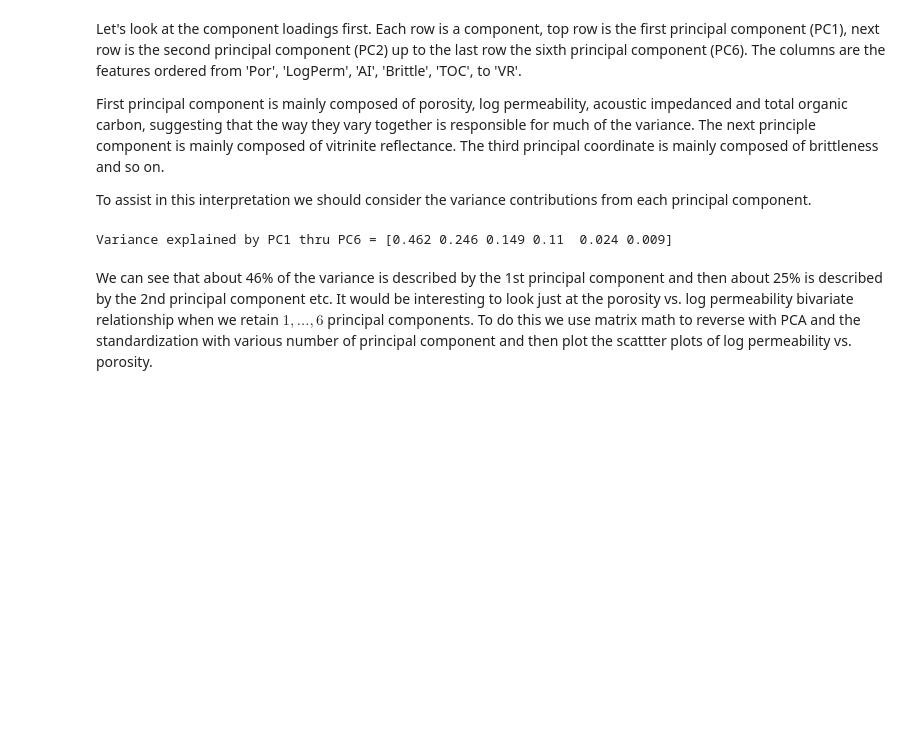
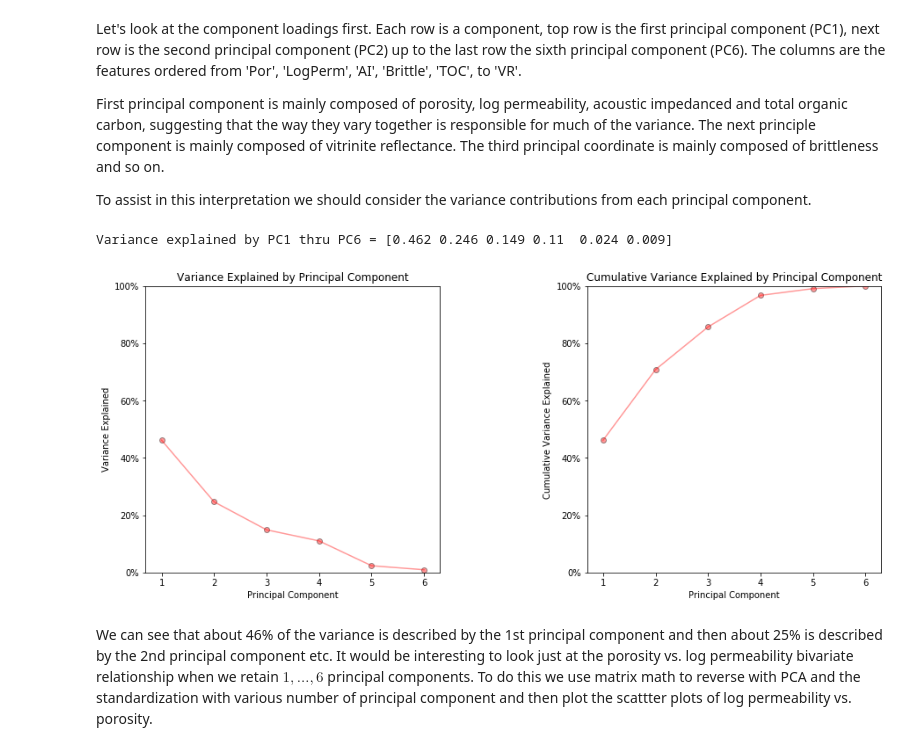
Before and after one commit to GeostatsGuy/PythonNumericalDemos, a Jupyter notebook: SubsurfaceDataAnalytics_PCA.ipynb, the cells around one changed output. Drawn from its saved outputs; the diff is of its cells as text; code cells hidden in the pictures; blank space fills up the shorter version.

```diff
--- a/SubsurfaceDataAnalytics_PCA.ipynb
+++ b/SubsurfaceDataAnalytics_PCA.ipynb
@@ -705,10 +701,30 @@ Let's look at the component loadings first.  Each row is a component, top row is
 First principal component is mainly composed of porosity, log permeability, acoustic impedanced and total organic carbon, suggesting that the way they vary together is responsible for much of the variance.  The next principle component is mainly composed of vitrinite reflectance.  The third principal coordinate is mainly composed of brittleness and so on.
 
 To assist in this interpretation we should consider the variance contributions from each principal component.
-# %%
-print('Variance explained by PC1 thru PC6 =', np.round(pca_f6.explained_variance_ratio_,3))
-# %% [output]
-Variance explained by PC1 thru PC6 = [0.462 0.246 0.149 0.11  0.024 0.009]
+# %%
+print('Variance explained by PC1 thru PC6 =', np.round(pca_f6.explained_variance_ratio_,3))
+
+f, (ax10, ax11) = plt.subplots(1, 2,figsize=(15,6))
+f.subplots_adjust(wspace=0.5,hspace = 0.3)
+
+ax10.plot(np.arange(1,7,1),pca_f6.explained_variance_ratio_*100,color='red',alpha=0.4)
+ax10.scatter(np.arange(1,7,1),pca_f6.explained_variance_ratio_*100,color='red',alpha=0.4,edgecolor='black')
+ax10.set_xlabel('Principal Component'); ax10.set_ylabel('Variance Explained'); ax10.set_title('Variance Explained by Principal Component')
+fmt = '%.0f%%' # Format you want the ticks, e.g. '40%'
+yticks = mtick.FormatStrFormatter(fmt); ax10.set_ylim(0,100.0)
+ax10.yaxis.set_major_formatter(yticks)
+
+ax11.plot(np.arange(1,7,1),np.cumsum(pca_f6.explained_variance_ratio_*100),color='red',alpha=0.4)
+ax11.scatter(np.arange(1,7,1),np.cumsum(pca_f6.explained_variance_ratio_*100),color='red',alpha=0.4,edgecolor='black')
+ax11.set_xlabel('Principal Component'); ax11.set_ylabel('Cumulative Variance Explained'); ax11.set_title('Cumulative Variance Explained by Principal Component')
+fmt = '%.0f%%' # Format you want the ticks, e.g. '40%'
+yticks = mtick.FormatStrFormatter(fmt); ax11.set_ylim(0,100.0)
+ax11.yaxis.set_major_formatter(yticks)
+
+# plt.show()
+# %% [output]
+Variance explained by PC1 thru PC6 = [0.462 0.246 0.149 0.11  0.024 0.009]
+[figure, added]
 # %% [markdown]
 We can see that about 46% of the variance is described by the 1st principal component and then about 25% is described by the 2nd principal component etc.  It would be interesting to look just at the porosity vs. log permeability bivariate relationship when we retain $1,\ldots,6$ principal components.  To do this we use matrix math to reverse with PCA and the standardization with various number of principal component and then plot the scattter plots of log permeability vs. porosity.
 # %% [markdown]
```
Also changed, not shown: parts of 10 cells of this notebook.
